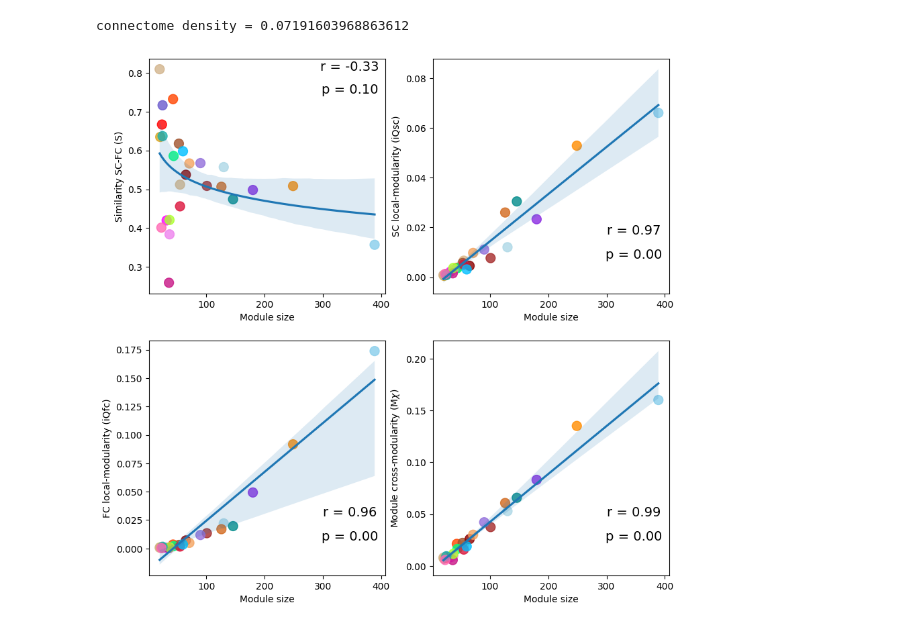
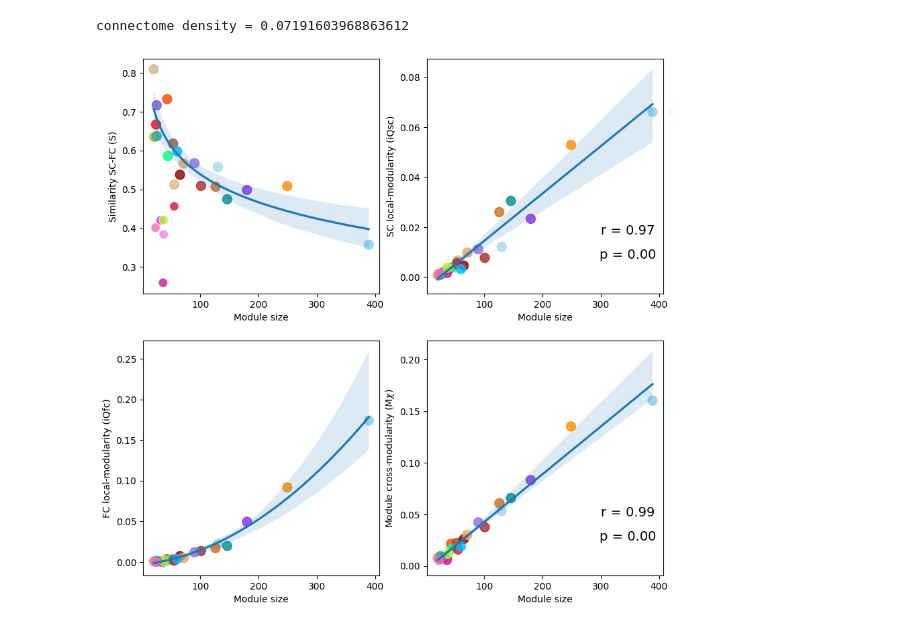
Before and after one commit to compneurobilbao/bha2, a Jupyter notebook: notebooks/06-xmod-participation-optima-parcellation.ipynb, the cells around one changed output. Drawn from its saved outputs; the diff is of its cells as text; code cells hidden in the pictures.

```diff
--- a/notebooks/06-xmod-participation-optima-parcellation.ipynb
+++ b/notebooks/06-xmod-participation-optima-parcellation.ipynb
@@ -97,37 +97,46 @@ color_list_ni = np.delete(color_list, np.where(level_sizes < SM_THRESH)[0]).toli
 # represent in a three-panel subplot the scatters between sim and mod_size, sc_intramod and mod_size, fc_intramod and mod_size, xmod and mod_size
 fig, axes = plt.subplots(2, 2, figsize=(10, 10))
 
-sns.regplot(mod_size, sim, logx=True, scatter_kws={'alpha':0.8, 's': 100, 'color': color_list_ni}, ax=axes[0, 0])
+sim_trend_a = np.array(sim)[np.where((np.array(mod_size) < 100) & (np.array(sim) < 0.5))[0].tolist()]
+mod_size_sim_trend_a = np.array(mod_size)[np.where((np.array(mod_size) < 100) & (np.array(sim) < 0.5))[0].tolist()]
+colors_sim_trend_a = np.array(color_list_ni)[np.where((np.array(mod_size) < 100) & (np.array(sim) < 0.5))[0].tolist()]
+sim_trend_b = np.array(sim)[np.setdiff1d(np.arange(len(sim)), np.where((np.array(mod_size) < 100) & (np.array(sim) < 0.5))[0])]
+mod_size_sim_trend_b = np.array(mod_size)[np.setdiff1d(np.arange(len(sim)), np.where((np.array(mod_size) < 100) & (np.array(sim) < 0.5))[0])]
+colors_sim_trend_b = np.array(color_list_ni)[np.setdiff1d(np.arange(len(sim)), np.where((np.array(mod_size) < 100) & (np.array(sim) < 0.5))[0])]
+
+sns.regplot(mod_size_sim_trend_b, sim_trend_b, logx=True, scatter_kws={'alpha':0.8, 's': 100, 'color': colors_sim_trend_b.tolist()}, ax=axes[0, 0])
+
+sns.scatterplot(mod_size_sim_trend_a, sim_trend_a, alpha=0.8, s=100, c=colors_sim_trend_a.tolist(), ax=axes[0, 0])
 axes[0, 0].set_xlabel("Module size")
 axes[0, 0].set_ylabel("Similarity SC-FC (S)")
-plot_corr(mod_size, sim, 0.85, 0.85, ax=axes[0, 0])
+#plot_corr(mod_size, sim, 0.85, 0.85, ax=axes[0, 0])
 
 sns.regplot(mod_size, sc_localmod, scatter_kws={'alpha':0.8, 's': 100, 'color': color_list_ni}, ax=axes[0, 1])
 axes[0, 1].set_xlabel("Module size")
 axes[0, 1].set_ylabel("SC local-modularity (iQsc)")
 plot_corr(mod_size, sc_localmod, 0.85, 0.15, ax=axes[0, 1])
 
-sns.regplot(mod_size, fc_localmod, scatter_kws={'alpha':0.8, 's': 100, 'color': color_list_ni}, ax=axes[1, 0])
+sns.regplot(mod_size, fc_localmod, order=2, scatter_kws={'alpha':0.8, 's': 100, 'color': color_list_ni}, ax=axes[1, 0])
 axes[1, 0].set_xlabel("Module size")
 axes[1, 0].set_ylabel("FC local-modularity (iQfc)")
-plot_corr(mod_size, fc_localmod, 0.85, 0.15, ax=axes[1, 0])
+#plot_corr(mod_size, fc_localmod, 0.85, 0.15, ax=axes[1, 0])
 
 sns.regplot(mod_size, mxmod, scatter_kws={'alpha':0.8, 's': 100, 'color': color_list_ni}, ax=axes[1, 1])
 axes[1, 1].set_xlabel("Module size")
 axes[1, 1].set_ylabel("Module cross-modularity (M" + r"$\chi$" +")")
 plot_corr(mod_size, mxmod, 0.85, 0.15, ax=axes[1, 1])
 
 
 plt.savefig(
     os.path.join(
         project_path,
         "data",
         "figures",
         "module_xmod_measures.svg",
     ),
     dpi=300,
     bbox_inches="tight",
     format="svg",
 )
 # %% [output]
-[figure, old version]
+[figure, new version]
```
Also changed, not shown: 2 other files.
